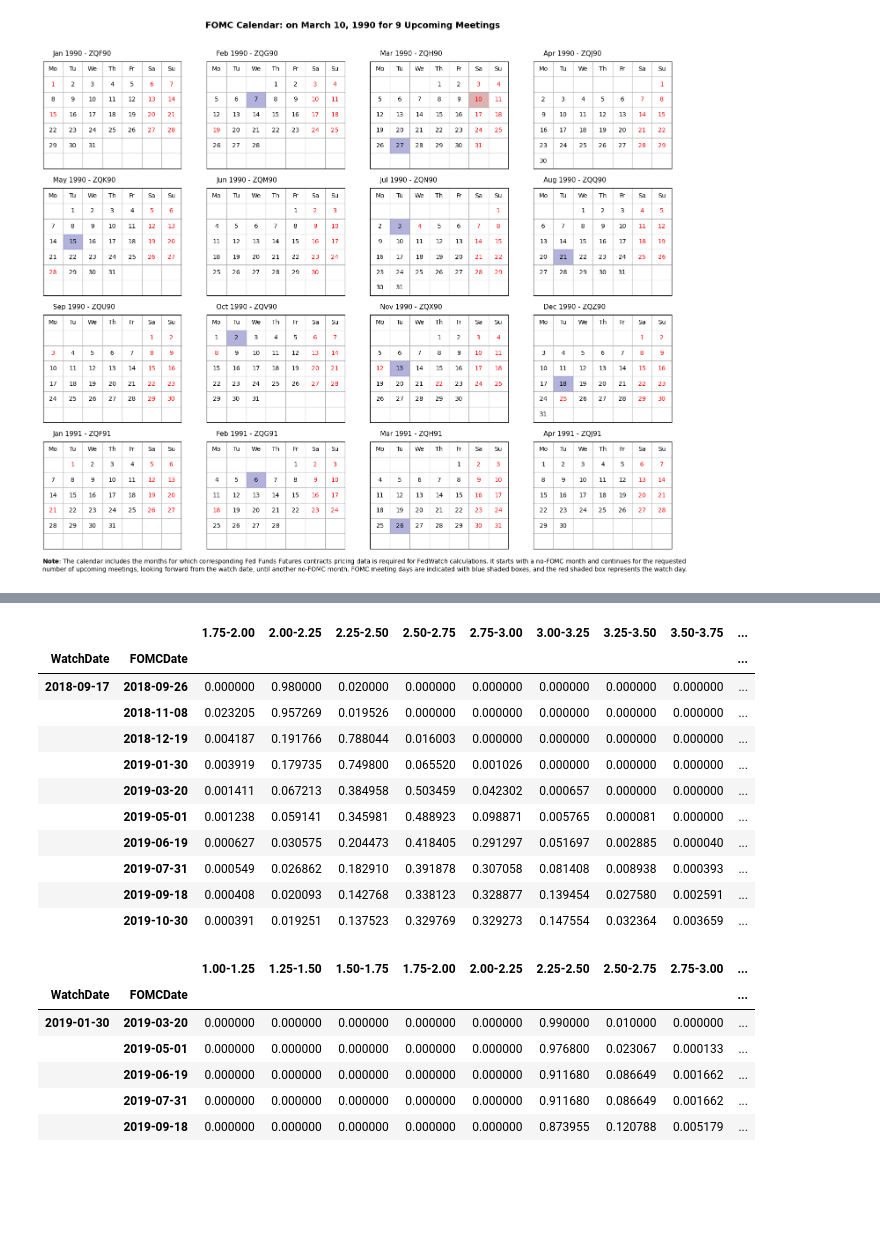
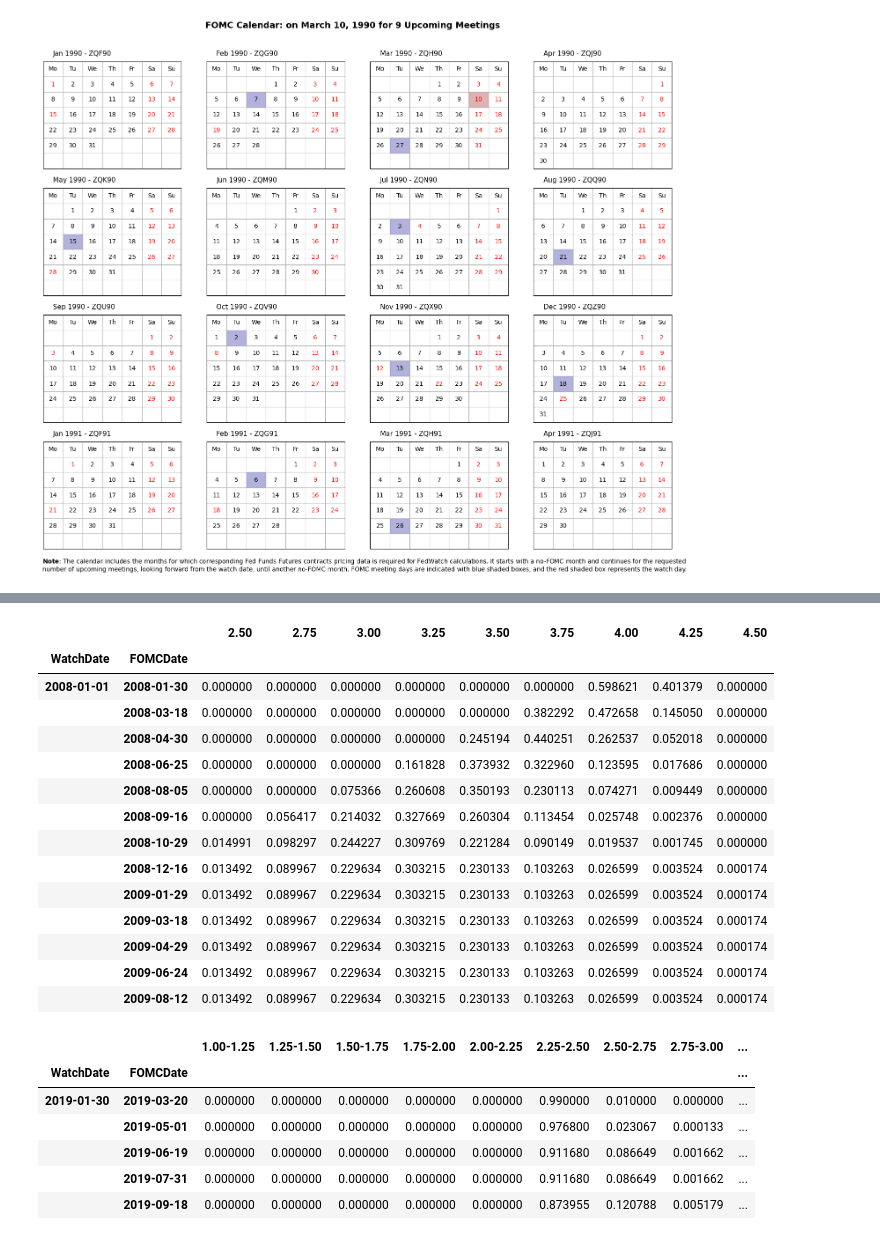
Before and after one commit to baksben/pyfedwatch, a Jupyter notebook: notebooks/Ben's_copy.ipynb, the cells around one changed output, grey strips where cells are left out. Cells and saved outputs as stored; diff of their text form; code cells hidden in the pictures; blank space fills up the shorter version.

```diff
--- a/notebooks/Ben's_copy.ipynb
+++ b/notebooks/Ben's_copy.ipynb
@@ -312,24 +314,27 @@ t1
 # %%
-fedwatch2 = fw.fedwatch.FedWatch(watch_date = '2018-09-17',
+fedwatch2 = fw.fedwatch.FedWatch(watch_date = '2008-01-01',
                                 fomc_dates = fomc_dates_2,
-                                num_upcoming = 10,
+                                num_upcoming = 13,
                                 user_func = read_price_history,
                                 path = r'C:\Users\Asus\Documents\GitHub\pyfedwatch\data\contracts')
 t2 = fedwatch2.generate_hike_info(rate_cols=True)
 t2
 # %% [output]
-|  |  | 1.75-2.00 | 2.00-2.25 | 2.25-2.50 | 2.50-2.75 | 2.75-3.00 | 3.00-3.25 | 3.25-3.50 | 3.50-3.75 | ... |
-| WatchDate | FOMCDate |  |  |  |  |  |  |  |  | ... |
-| 2018-09-17 | 2018-09-26 | 0.000000 | 0.980000 | 0.020000 | 0.000000 | 0.000000 | 0.000000 | 0.000000 | 0.000000 | ... |
-|  | 2018-11-08 | 0.023205 | 0.957269 | 0.019526 | 0.000000 | 0.000000 | 0.000000 | 0.000000 | 0.000000 | ... |
-|  | 2018-12-19 | 0.004187 | 0.191766 | 0.788044 | 0.016003 | 0.000000 | 0.000000 | 0.000000 | 0.000000 | ... |
-|  | 2019-01-30 | 0.003919 | 0.179735 | 0.749800 | 0.065520 | 0.001026 | 0.000000 | 0.000000 | 0.000000 | ... |
-|  | 2019-03-20 | 0.001411 | 0.067213 | 0.384958 | 0.503459 | 0.042302 | 0.000657 | 0.000000 | 0.000000 | ... |
-|  | 2019-05-01 | 0.001238 | 0.059141 | 0.345981 | 0.488923 | 0.098871 | 0.005765 | 0.000081 | 0.000000 | ... |
-|  | 2019-06-19 | 0.000627 | 0.030575 | 0.204473 | 0.418405 | 0.291297 | 0.051697 | 0.002885 | 0.000040 | ... |
-|  | 2019-07-31 | 0.000549 | 0.026862 | 0.182910 | 0.391878 | 0.307058 | 0.081408 | 0.008938 | 0.000393 | ... |
-|  | 2019-09-18 | 0.000408 | 0.020093 | 0.142768 | 0.338123 | 0.328877 | 0.139454 | 0.027580 | 0.002591 | ... |
-|  | 2019-10-30 | 0.000391 | 0.019251 | 0.137523 | 0.329769 | 0.329273 | 0.147554 | 0.032364 | 0.003659 | ... |
+|  |  | 2.50 | 2.75 | 3.00 | 3.25 | 3.50 | 3.75 | 4.00 | 4.25 | 4.50 |
+| WatchDate | FOMCDate |  |  |  |  |  |  |  |  |  |
+| 2008-01-01 | 2008-01-30 | 0.000000 | 0.000000 | 0.000000 | 0.000000 | 0.000000 | 0.000000 | 0.598621 | 0.401379 | 0.000000 |
+|  | 2008-03-18 | 0.000000 | 0.000000 | 0.000000 | 0.000000 | 0.000000 | 0.382292 | 0.472658 | 0.145050 | 0.000000 |
+|  | 2008-04-30 | 0.000000 | 0.000000 | 0.000000 | 0.000000 | 0.245194 | 0.440251 | 0.262537 | 0.052018 | 0.000000 |
+|  | 2008-06-25 | 0.000000 | 0.000000 | 0.000000 | 0.161828 | 0.373932 | 0.322960 | 0.123595 | 0.017686 | 0.000000 |
+|  | 2008-08-05 | 0.000000 | 0.000000 | 0.075366 | 0.260608 | 0.350193 | 0.230113 | 0.074271 | 0.009449 | 0.000000 |
+|  | 2008-09-16 | 0.000000 | 0.056417 | 0.214032 | 0.327669 | 0.260304 | 0.113454 | 0.025748 | 0.002376 | 0.000000 |
+|  | 2008-10-29 | 0.014991 | 0.098297 | 0.244227 | 0.309769 | 0.221284 | 0.090149 | 0.019537 | 0.001745 | 0.000000 |
+|  | 2008-12-16 | 0.013492 | 0.089967 | 0.229634 | 0.303215 | 0.230133 | 0.103263 | 0.026599 | 0.003524 | 0.000174 |
+|  | 2009-01-29 | 0.013492 | 0.089967 | 0.229634 | 0.303215 | 0.230133 | 0.103263 | 0.026599 | 0.003524 | 0.000174 |
+|  | 2009-03-18 | 0.013492 | 0.089967 | 0.229634 | 0.303215 | 0.230133 | 0.103263 | 0.026599 | 0.003524 | 0.000174 |
+|  | 2009-04-29 | 0.013492 | 0.089967 | 0.229634 | 0.303215 | 0.230133 | 0.103263 | 0.026599 | 0.003524 | 0.000174 |
+|  | 2009-06-24 | 0.013492 | 0.089967 | 0.229634 | 0.303215 | 0.230133 | 0.103263 | 0.026599 | 0.003524 | 0.000174 |
+|  | 2009-08-12 | 0.013492 | 0.089967 | 0.229634 | 0.303215 | 0.230133 | 0.103263 | 0.026599 | 0.003524 | 0.000174 |
 # %%
 fedwatch2 = fw.fedwatch.FedWatch(watch_date = '2019-01-30',
                                 fomc_dates = fomc_dates_2,
```
Also changed, not shown: parts of 26 cells of this notebook, 1 other file.
